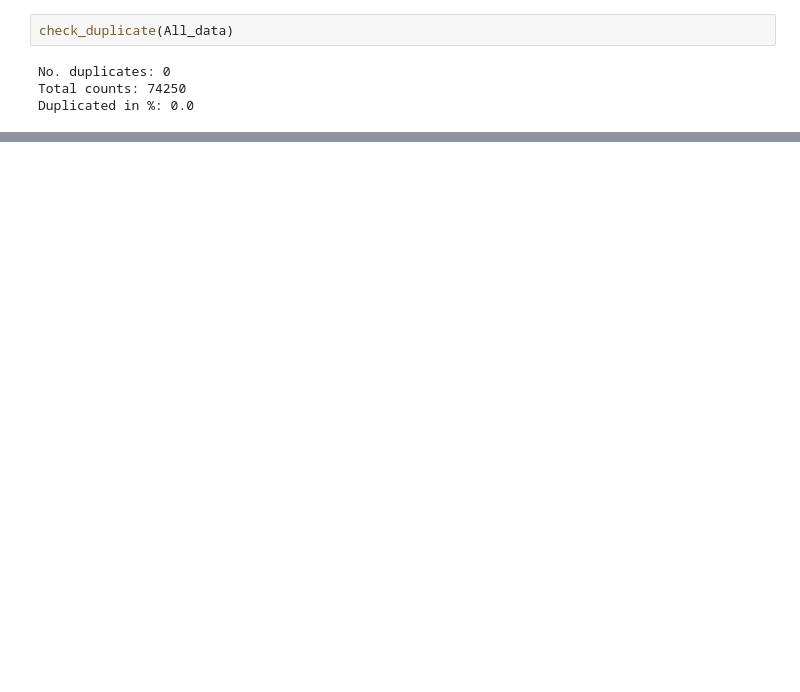
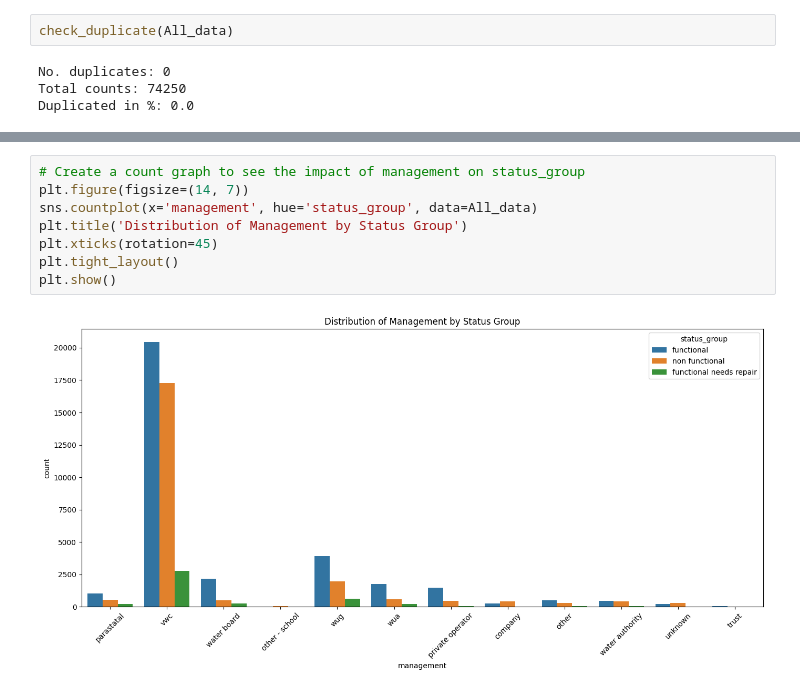
Before and after one commit to ryanlui16055/Water-Pump-Prediction, a Jupyter notebook: code/main.ipynb, the cells around one changed output, grey strips where cells are left out. Cells and saved outputs as stored; diff of their text form; blank space fills up the shorter version.

```diff
--- a/code/main.ipynb
+++ b/code/main.ipynb
@@ -282,0 +752,10 @@ It could be replaced by mean values or drop this feature after experiment.
+# %%
+# Create a count graph to see the impact of management on status_group
+plt.figure(figsize=(14, 7))
+sns.countplot(x='management', hue='status_group', data=All_data)
+plt.title('Distribution of Management by Status Group')
+plt.xticks(rotation=45)
+plt.tight_layout()
+plt.show()
+# %% [output]
+[figure, added]
```
Also changed, not shown: parts of 130 cells of this notebook, 2 other files.
